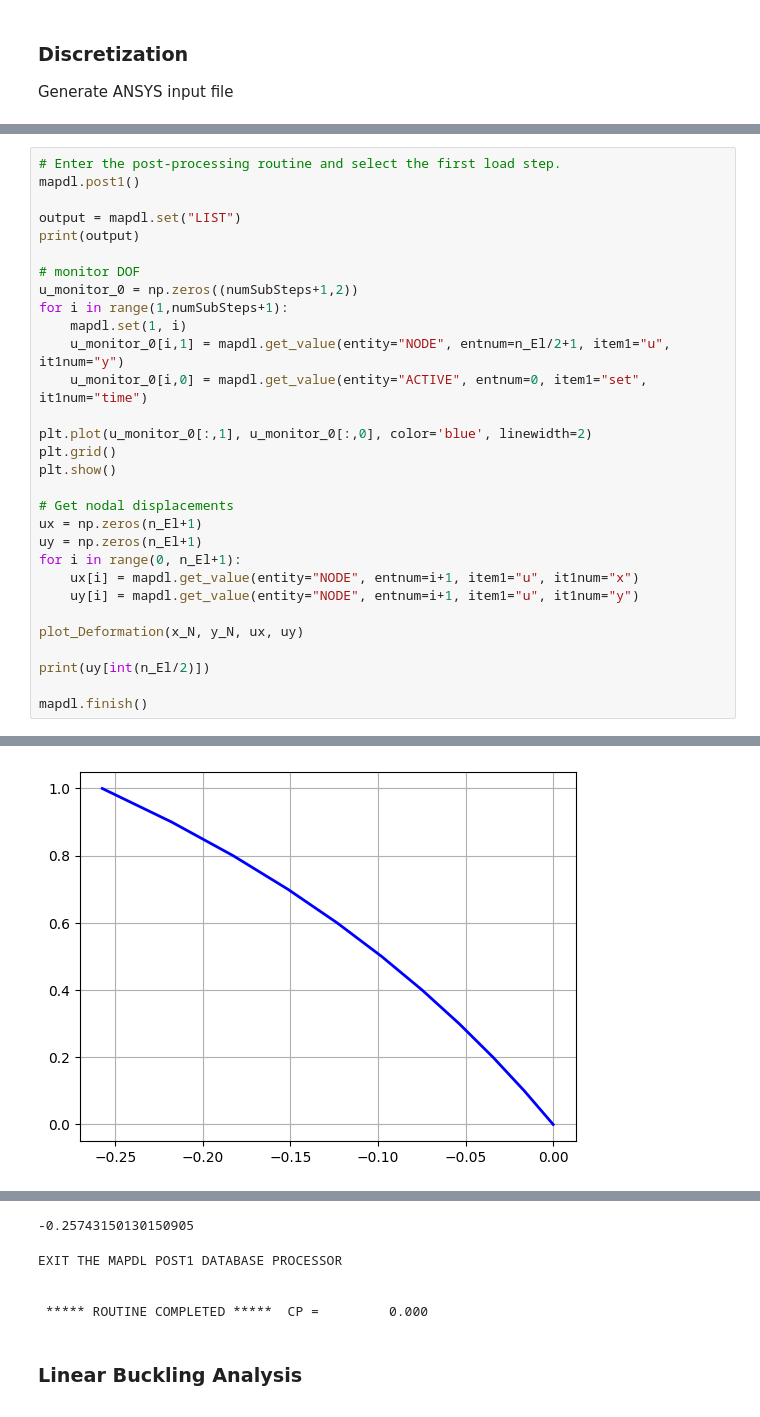
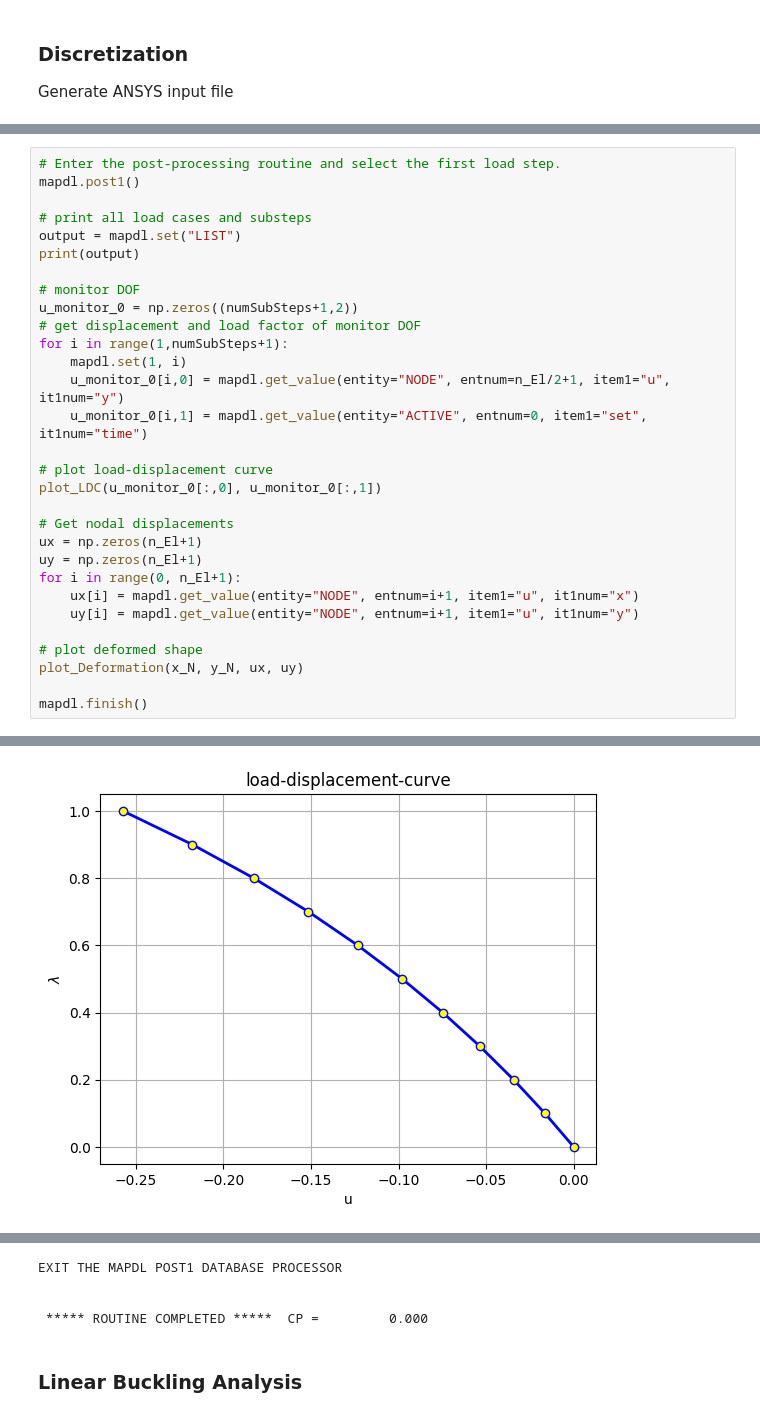
Before and after one commit to FJFalkner/Geometric_Nonlinear_FEM_2D, a Jupyter notebook: stability_arch.ipynb, the cells around one changed output, grey strips where cells are left out. Saved outputs shown, nothing was run; the diff lists cells and outputs as text.

```diff
--- a/stability_arch.ipynb
+++ b/stability_arch.ipynb
@@ -138,44 +157,44 @@ FINISH SOLUTION PROCESSING
 # Enter the post-processing routine and select the first load step.
 mapdl.post1()
 
+# print all load cases and substeps
 output = mapdl.set("LIST")
 print(output)
 
 # monitor DOF
 u_monitor_0 = np.zeros((numSubSteps+1,2))
+# get displacement and load factor of monitor DOF
 for i in range(1,numSubSteps+1):
     mapdl.set(1, i)
-    u_monitor_0[i,1] = mapdl.get_value(entity="NODE", entnum=n_El/2+1, item1="u", it1num="y")
-    u_monitor_0[i,0] = mapdl.get_value(entity="ACTIVE", entnum=0, item1="set", it1num="time")
+    u_monitor_0[i,0] = mapdl.get_value(entity="NODE", entnum=n_El/2+1, item1="u", it1num="y")
+    u_monitor_0[i,1] = mapdl.get_value(entity="ACTIVE", entnum=0, item1="set", it1num="time")
 
-plt.plot(u_monitor_0[:,1], u_monitor_0[:,0], color='blue', linewidth=2)
-plt.grid()
-plt.show()
+# plot load-displacement curve
+plot_LDC(u_monitor_0[:,0], u_monitor_0[:,1])
 
 # Get nodal displacements
 ux = np.zeros(n_El+1)
 uy = np.zeros(n_El+1)
 for i in range(0, n_El+1):
     ux[i] = mapdl.get_value(entity="NODE", entnum=i+1, item1="u", it1num="x")
     uy[i] = mapdl.get_value(entity="NODE", entnum=i+1, item1="u", it1num="y")
 
+# plot deformed shape
 plot_Deformation(x_N, y_N, ux, uy)
 
-print(uy[int(n_El/2)])
-
 mapdl.finish()
 # %% [output]
 *****  INDEX OF DATA SETS ON RESULTS FILE  *****
 
      SET   TIME/FREQ    LOAD STEP   SUBSTEP  CUMULATIVE
        1 0.10000000             1         1         2
        2 0.20000000             1         2         4
        3 0.30000000             1         3         6
        4 0.40000000             1         4         8
        5 0.50000000             1         5        10
        6 0.60000000             1         6        12
        7 0.70000000             1         7        14
        8 0.80000000             1         8        16
        9 0.90000000             1         9        18
       10  1.0000000             1        10        20
-[figure, old version]
+[figure, new version]
@@ -183,8 +202,7 @@ mapdl.finish()
--0.25743150130150905
+EXIT THE MAPDL POST1 DATABASE PROCESSOR
+
+
+ ***** ROUTINE COMPLETED *****  CP =         0.000
-EXIT THE MAPDL POST1 DATABASE PROCESSOR
-
-
- ***** ROUTINE COMPLETED *****  CP =         0.000
 # %% [markdown]
 ### Linear Buckling Analysis
 # %%
```
Also changed, not shown: parts of 19 cells of this notebook, 2 other files.
